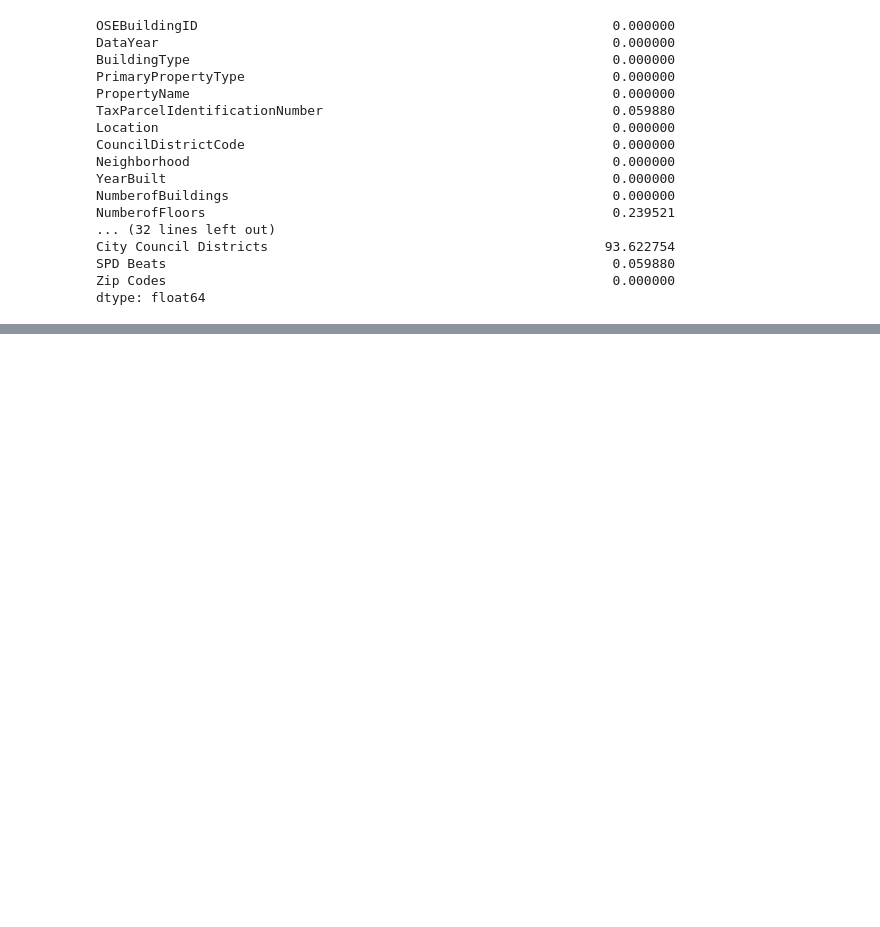
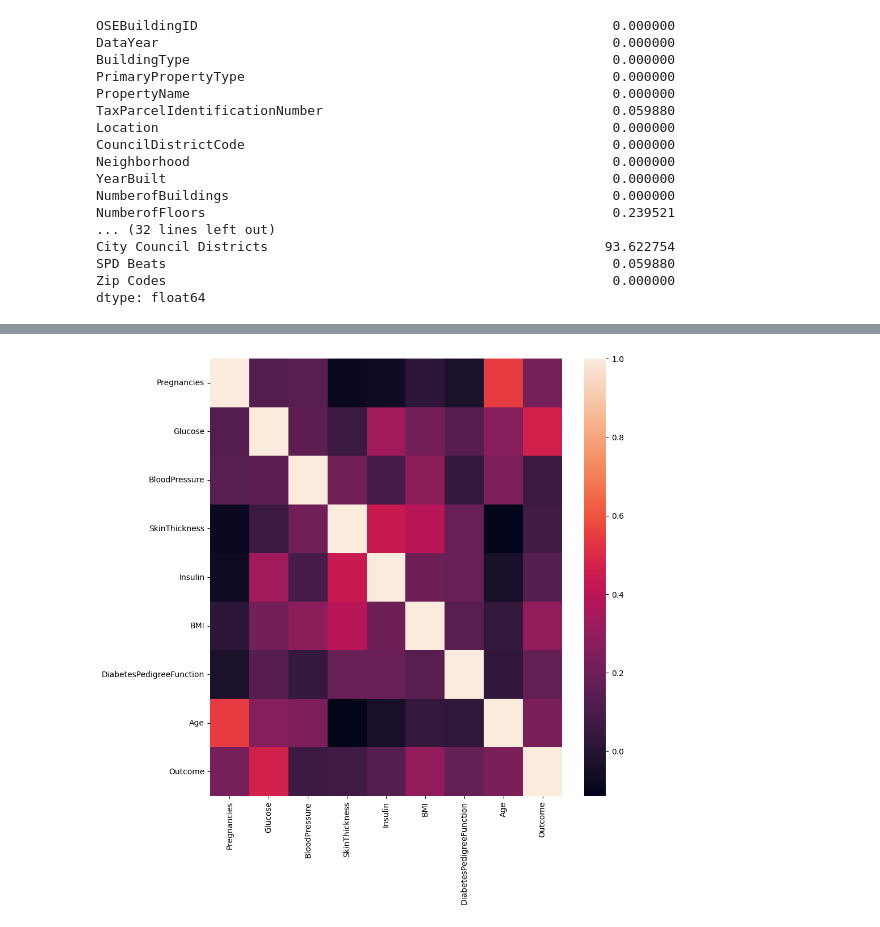
Before and after one commit to franciscoklaus/Machine_Learning, a Jupyter notebook: Regressão_Linear.ipynb, the cells around one changed output, grey strips where cells are left out. Drawn from its saved outputs; the diff is of its cells as text; code cells hidden in the pictures; blank space fills up the shorter version.

Commit message:
Correlação das variáveis

```diff
--- a/Regressão_Linear.ipynb
+++ b/Regressão_Linear.ipynb
@@ -109,0 +124,5 @@ dados.head()
+# %%
+# Exemplo utilizado para demonstração
+pd.set_option('display.width', 320)
+diabetes = pd.read_csv('/content/pima-indians-diabetes.csv')
+print(diabetes.corr(method="pearson"))
@@ -109,0 +140,10 @@ dados.head()
+# %%
+# Criando mapa de calor para visualizar a correlação
+import seaborn as sns
+import matplotlib.pyplot as plt
+
+plt.figure(figsize=(10,10))
+sns.heatmap(diabetes.corr())
+plt.show()
+# %% [output]
+[figure, added]
```
Also changed, not shown: parts of 8 cells of this notebook.
